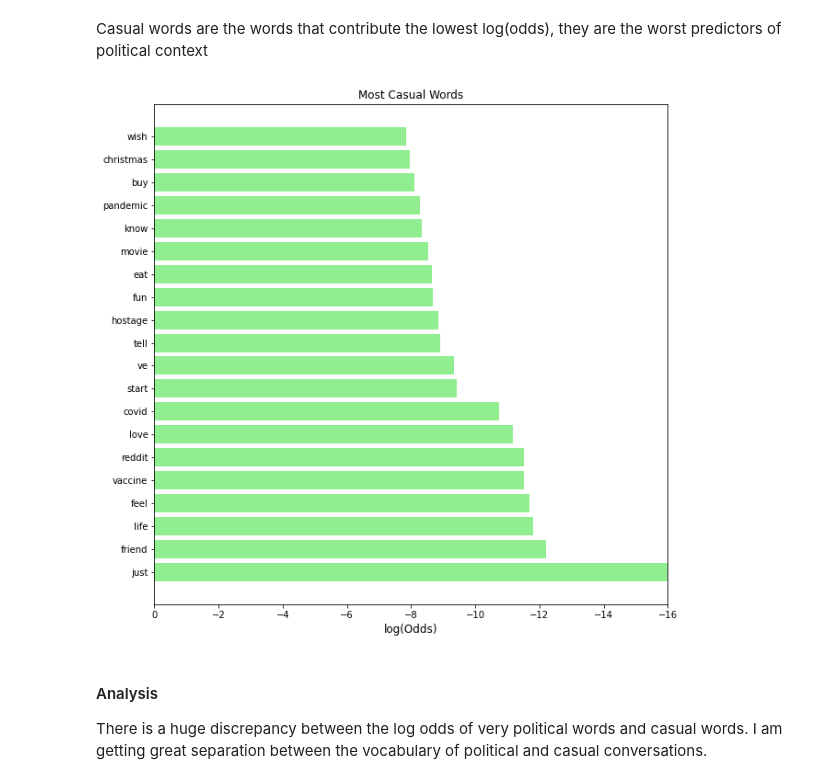
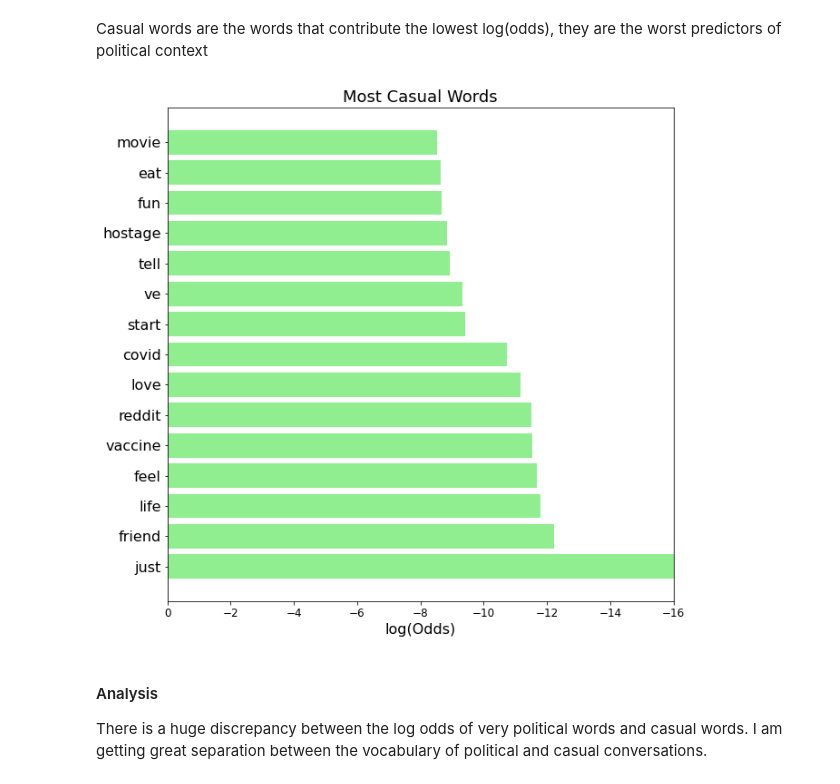
Before and after one commit to ethankuehl/subreddit_classifier, a Jupyter notebook: Code/03A-Logistic_Regression.ipynb, the cells around one changed output. Cells and saved outputs as stored; diff of their text form; code cells hidden in the pictures.

```diff
--- a/Code/03A-Logistic_Regression.ipynb
+++ b/Code/03A-Logistic_Regression.ipynb
@@ -296,3 +295,3 @@ political_words
 # %%
 # Most casual words (i.e. words that are the most casual)
-casual_words = coef_df.sort_values('odds').head(20)
+casual_words = coef_df.sort_values('odds').head(15)
@@ -332,12 +314,14 @@ Casual words are the words that contribute the lowest log(odds), they are the wo
 # %%
 plt.figure(figsize=(10,10))
 plt.barh(casual_words.index, casual_words['log(odds)'], color='lightgreen')
 plt.xlim((0, -16))
-plt.title('Most Casual Words')
-plt.xlabel('log(Odds)', fontsize=12)
+plt.title('Most Casual Words', fontsize=18)
+plt.xticks(fontsize=12)
+plt.xlabel('log(Odds)', fontsize=16)
+plt.yticks(fontsize=16)
 plt.savefig('./Figures/most_casual_words.png');
 # %% [output]
-[figure, old version]
+[figure, new version]
 # %% [markdown]
 #### Analysis
 
```
Also changed, not shown: parts of 3 cells of this notebook, 5 other files.
